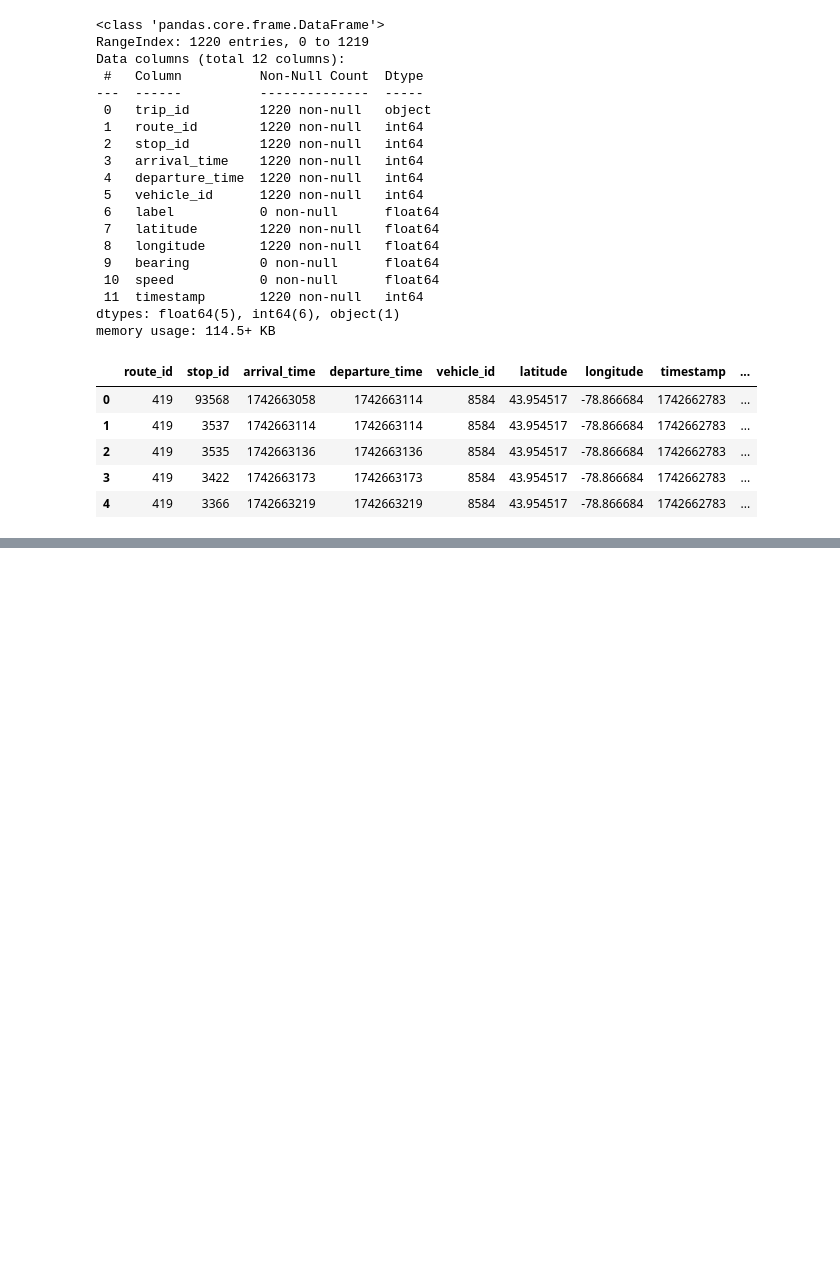
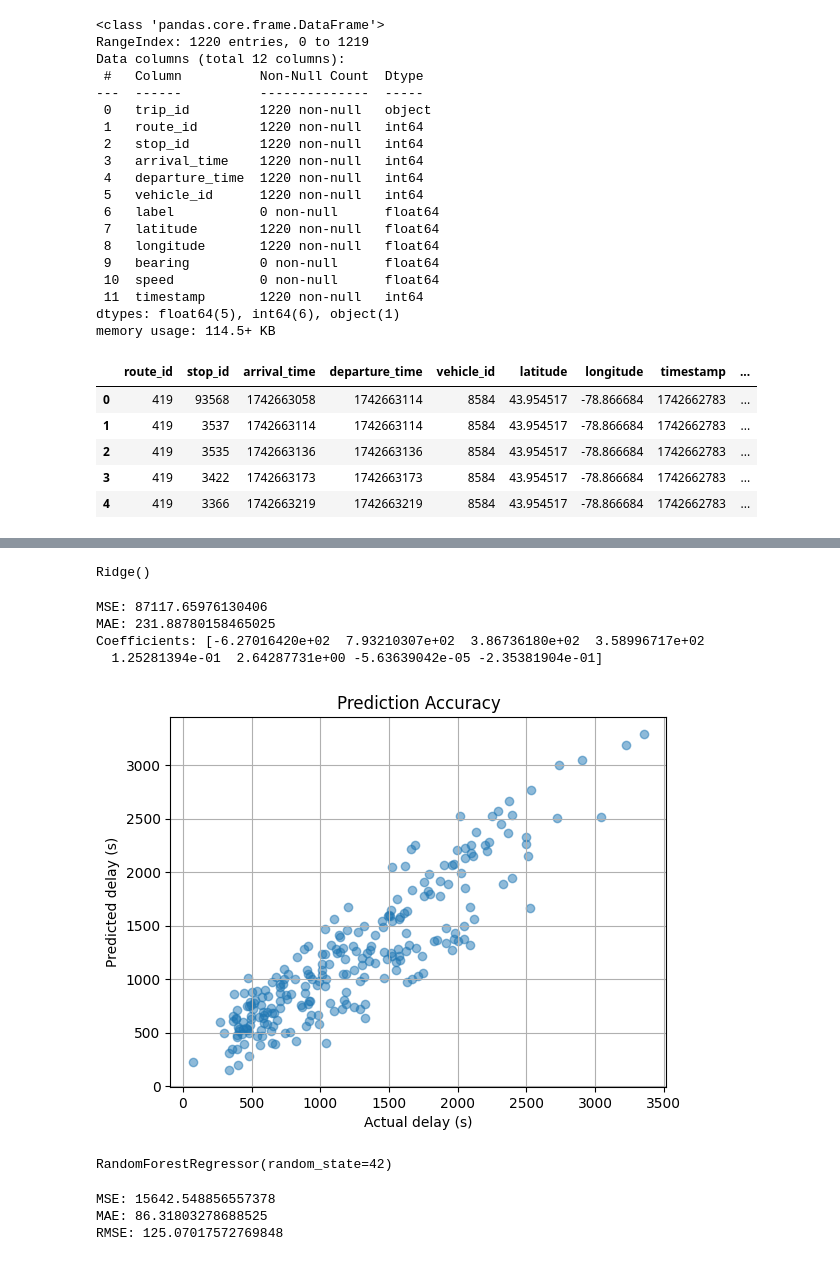
Before and after one commit to RamiyanGangatharan/DC_HACKATHON_2025, a Jupyter notebook: scripts/trip_updates.ipynb, the cells around one changed output, grey strips where cells are left out. Saved outputs shown, nothing was run; the diff lists cells and outputs as text; code cells hidden in the pictures; blank space fills up the shorter version.

Commit message:
update regression prediction models

```diff
--- a/scripts/trip_updates.ipynb
+++ b/scripts/trip_updates.ipynb
@@ -79,0 +144,67 @@ sns.heatmap(df.corr())
+# %%
+# feature engineering
+features = ['distance_vpos_stop', 'timestamp']
+df['timestamp_unix'] = df['timestamp'].astype('int64') // 10**9
+# %%
+from sklearn.model_selection import train_test_split
+
+x = df[['latitude', 'longitude', 'stop_lat', 'stop_lon', 'distance_vpos_stop', 'timestamp_unix', 'stop_id', 'route_id']]
+y = df[['arrival_delay']]
+
+x_train, x_test, y_train, y_test = train_test_split(x, y, test_size=0.2, random_state=42)
+# %%
+from sklearn.linear_model import Ridge
+
+model = Ridge(alpha=1.0)
+model.fit(x_train, y_train)
+# %% [output]
+Ridge()
+# %%
+from sklearn.metrics import mean_squared_error, mean_absolute_error
+
+y_pred = model.predict(x_test)
+mse = mean_squared_error(y_test, y_pred)
+mae = mean_absolute_error(y_test, y_pred)
+
+print("MSE:", mse)
+print("MAE:", mae)
+print("Coefficients:", model.coef_)
+# %% [output]
+MSE: 87117.65976130406
+MAE: 231.88780158465025
+Coefficients: [-6.27016420e+02  7.93210307e+02  3.86736180e+02  3.58996717e+02
+  1.25281394e-01  2.64287731e+00 -5.63639042e-05 -2.35381904e-01]
+# %%
+import matplotlib.pyplot as plt
+
+plt.scatter(y_test, y_pred, alpha=0.5)
+plt.xlabel("Actual delay (s)")
+plt.ylabel("Predicted delay (s)")
+plt.title("Prediction Accuracy")
+plt.grid(True)
+plt.show()
+# %% [output]
+[figure, added]
+# %%
+# random forest
+from sklearn.ensemble import RandomForestRegressor
+
+random_forest = RandomForestRegressor(n_estimators=100, random_state=42)
+random_forest.fit(x_train, y_train)
+# %% [output]
+RandomForestRegressor(random_state=42)
+# %%
+from math import sqrt
+
+y_pred = random_forest.predict(x_test)
+random_forest_mse = mean_squared_error(y_test, y_pred)
+random_forest_mae = mean_absolute_error(y_test, y_pred)
+rmse = sqrt(mse)
+
+print("MSE:", random_forest_mse)
+print("MAE:", random_forest_mae)
+print("RMSE:", rmse)
+# %% [output]
+MSE: 15642.548856557378
+MAE: 86.31803278688525
+RMSE: 125.07017572769848
```
Also changed, not shown: parts of 8 cells of this notebook.
